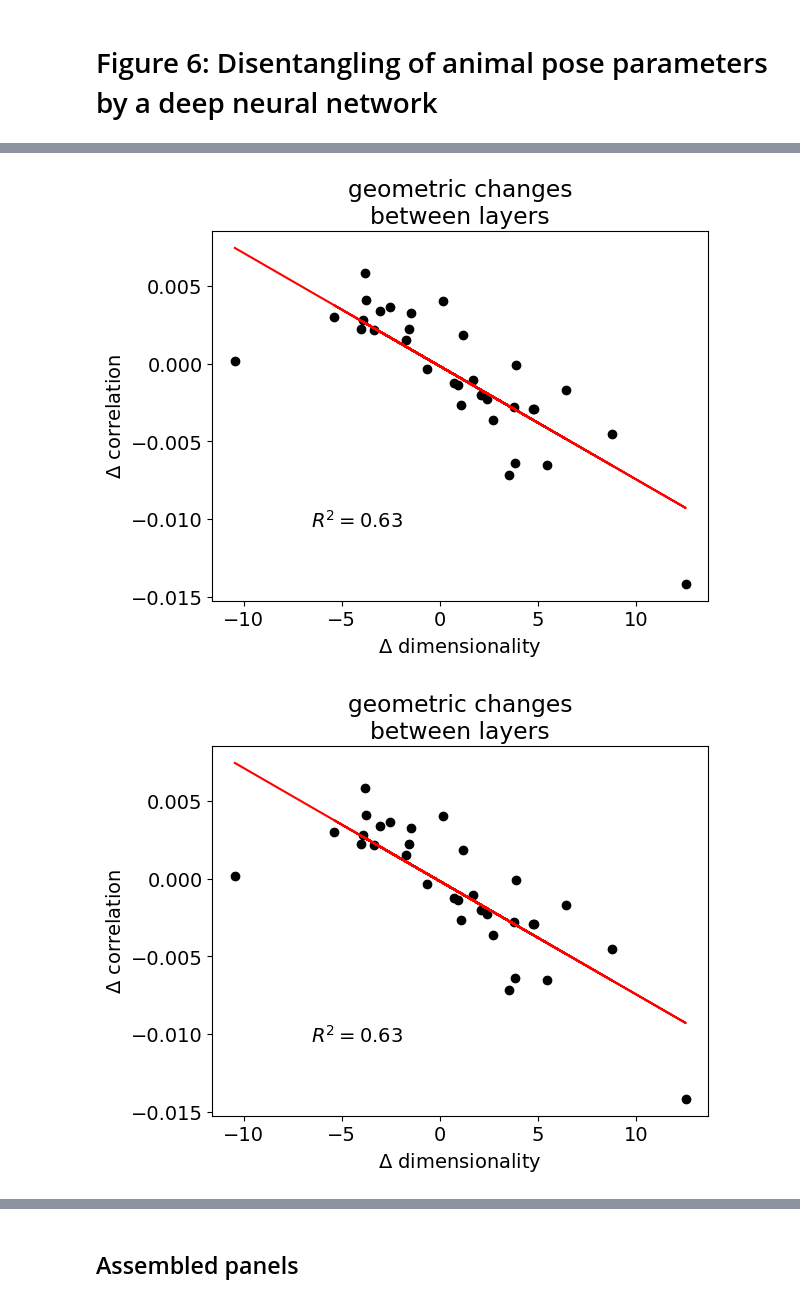
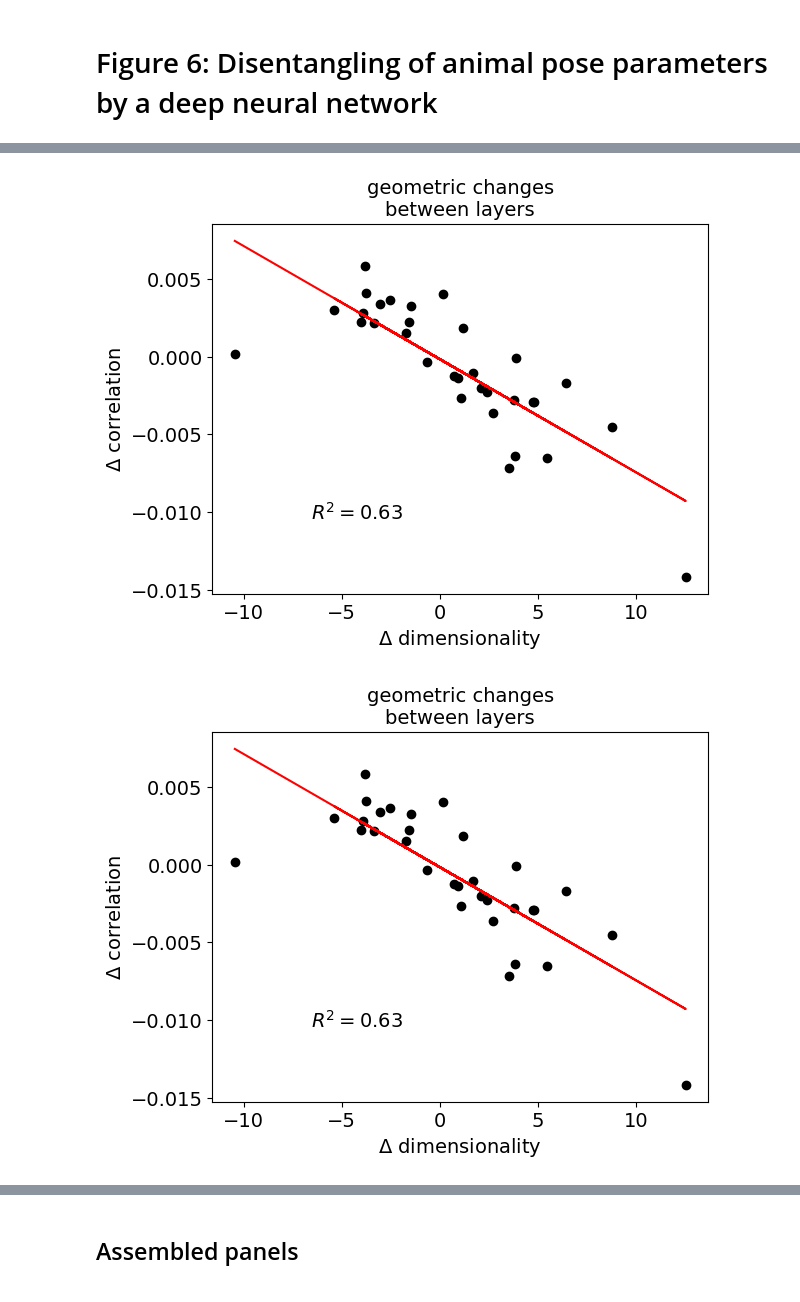
Before and after one commit to awakhloo/population_geometry_optimal_coding, a Jupyter notebook: figures/Fig-deeplabcut.ipynb, the cells around one changed output, grey strips where cells are left out. Cells and saved outputs as stored; diff of their text form; code cells hidden in the pictures.

```diff
--- a/figures/Fig-deeplabcut.ipynb
+++ b/figures/Fig-deeplabcut.ipynb
@@ -9,7 +9,7 @@ import os
 # since there is no good way for a notebook to determine
 # its own location unfortunately...
 # !!!
-project_root = "/mnt/home/wslatton/ceph/reprod_population_geom_opt_coding"
+project_root = "/mnt/home/wslatton/ceph/population_geometry_optimal_coding"
 
 # directory to save figures in
 outdir = os.path.join(project_root, "figures", "pngs")
@@ -90,7 +90,7 @@ def geom_plot(geom_ix, ylabel, legend, ax, fontsize):
             depth[group_linear], geom_means[group_linear], color=color, marker="o"
         )
 
-    ax.set_xlabel("fractional depth")
+    ax.set_xlabel("fractional depth", fontsize=fontsize)
     ax.set_title(ylabel, fontsize=fontsize)
 
     if legend:
@@ -107,8 +107,8 @@ fig, axs = plt.subplots(1, 4, figsize=(12, 2.5))
 font_size = 14
 geom_plot(0, "Dimension", False, axs[0], font_size)
 geom_plot(1, "Correlation", False, axs[1], font_size)
-geom_plot(2, "SSF", False, axs[2], font_size)
-geom_plot(3, "SNF", True, axs[3], font_size)
+geom_plot(3, "SSF", False, axs[2], font_size)
+geom_plot(2, "SNF", True, axs[3], font_size)
 fig.tight_layout()
 fig
 # %% [output]
@@ -117,7 +117,7 @@ fig
 # %%
 from sklearn.linear_model import LinearRegression as OLS
 
-def tradeoff_plot(ax):
+def tradeoff_plot(ax, fontsize=14):
     dim_means = []
     corr_means = []
 
@@ -132,39 +132,39 @@ def tradeoff_plot(ax):
             dim_samples.append(geom[0])
             corr_samples.append(geom[1])
 
         dim_means.append(np.mean(dim_samples))
         corr_means.append(np.mean(corr_samples))
 
     dim_means = np.array(dim_means)
     corr_means = np.array(corr_means)
     depth = np.arange(len(dim_means)) / len(dim_means)
 
     colors = [
         "#BDE2F7", "#4D97BE", "#8996C1", "#D3CAE2", "#D97EAD"
     ]
     names = ["block 1", "block 2", "block 3", "block 4", "deconv"]
     groups = [
         [ix for ix, label in enumerate(xs_alls.keys()) if label.startswith("b1")],
         [ix for ix, label in enumerate(xs_alls.keys()) if label.startswith("b2")],
         [ix for ix, label in enumerate(xs_alls.keys()) if label.startswith("b3")],
         [ix for ix, label in enumerate(xs_alls.keys()) if label.startswith("b4")],
         [ix for ix, label in enumerate(xs_alls.keys()) if label.startswith("pred")]
     ]
     ax.scatter(np.diff(dim_means), np.diff(corr_means), color="k")
     m = OLS().fit(np.diff(dim_means).reshape(-1, 1), np.diff(corr_means))
     ax.plot(np.diff(dim_means), m.predict(np.diff(dim_means).reshape(-1, 1)), color="r")
     R2 = m.score(np.diff(dim_means).reshape(-1, 1), np.diff(corr_means))
-    ax.annotate(f"$R^2 = {R2:.2f}$", (0.2, 0.2), xycoords="axes fraction")
-    ax.set_xlabel("$\Delta$ dimensionality")
-    ax.set_ylabel("$\Delta$ correlation")
-    ax.set_title("geometric changes\nbetween layers")
+    ax.annotate(f"$R^2 = {R2:.2f}$", (0.2, 0.2), xycoords="axes fraction", fontsize=fontsize)
+    ax.set_xlabel("$\Delta$ dimensionality", fontsize=fontsize)
+    ax.set_ylabel("$\Delta$ correlation", fontsize=fontsize)
+    ax.set_title("geometric changes\nbetween layers", fontsize=fontsize)
 
 fig, ax = plt.subplots()
 tradeoff_plot(ax)
 fig
 # %% [output]
-[figure, old version]
+[figure, new version]
-[figure, old version]
+[figure, new version]
 # %%
 from tqdm import tqdm
 
```
Also changed, not shown: parts of 5 cells of this notebook, 3 other files.
